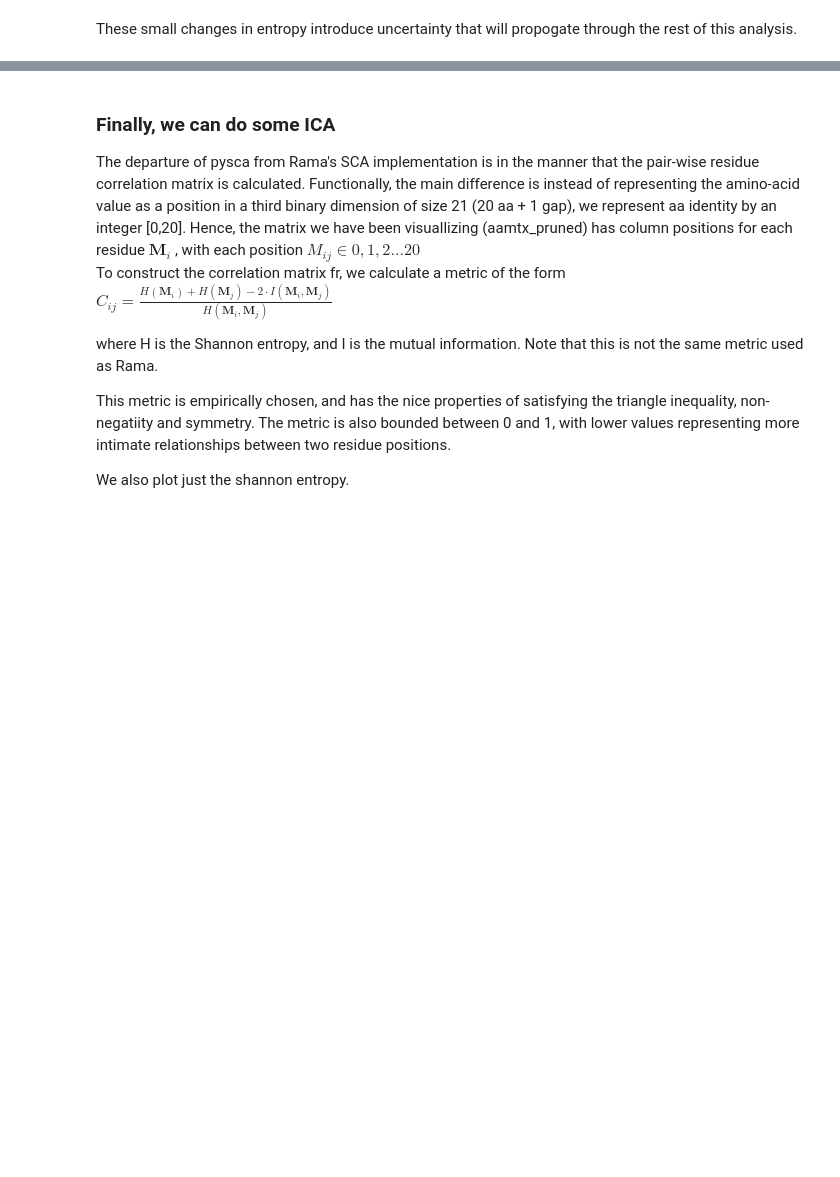
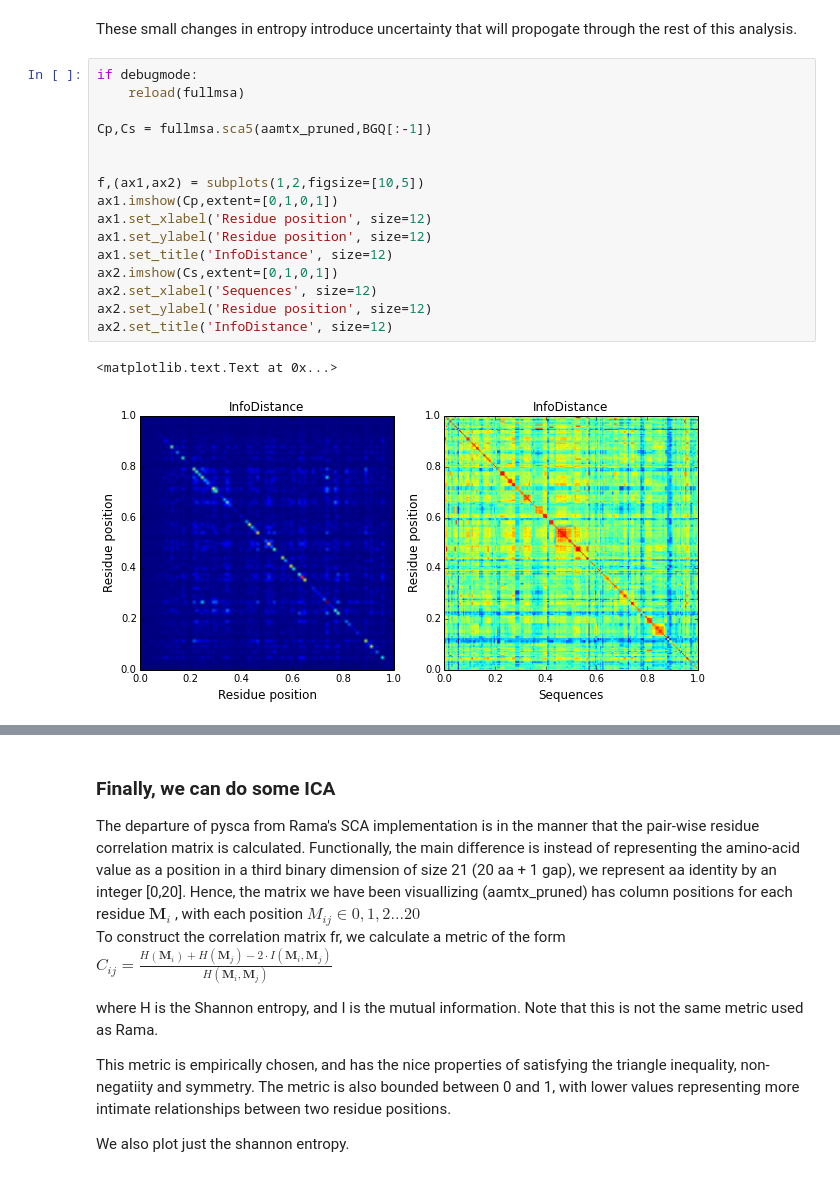
Before and after one commit to kmdalton/scaled, a Jupyter notebook: pyscaTutorial.ipynb, the cells around one changed output, grey strips where cells are left out. Drawn from its saved outputs; the diff is of its cells as text; blank space fills up the shorter version.

Commit message:
Added sca5() and supporting methods to fullmsa via transcription of Rama matlab code.

```diff
--- a/pyscaTutorial.ipynb
+++ b/pyscaTutorial.ipynb
@@ -176,3 +177,22 @@ ax3.set_ylabel('Frequency', size=12)
 [figure]
 # %% [markdown]
 These small changes in entropy introduce uncertainty that will propogate through the rest of this analysis.
+# %%
+if debugmode:
+    reload(fullmsa)
+
+Cp,Cs = fullmsa.sca5(aamtx_pruned,BGQ[:-1])
+
+
+f,(ax1,ax2) = subplots(1,2,figsize=[10,5])
+ax1.imshow(Cp,extent=[0,1,0,1])
+ax1.set_xlabel('Residue position', size=12)
+ax1.set_ylabel('Residue position', size=12)
+ax1.set_title('InfoDistance', size=12)
+ax2.imshow(Cs,extent=[0,1,0,1])
+ax2.set_xlabel('Sequences', size=12)
+ax2.set_ylabel('Residue position', size=12)
+ax2.set_title('InfoDistance', size=12)
+# %% [output]
+<matplotlib.text.Text at 0x...>
+[figure, added]
```
Also changed, not shown: parts of 9 cells of this notebook, 1 other file.
